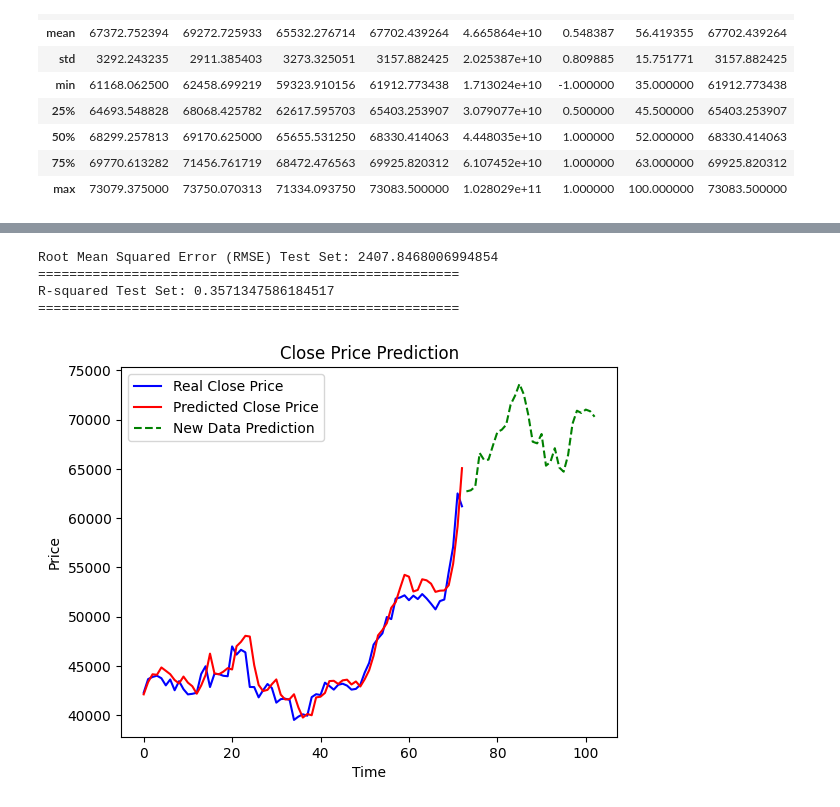
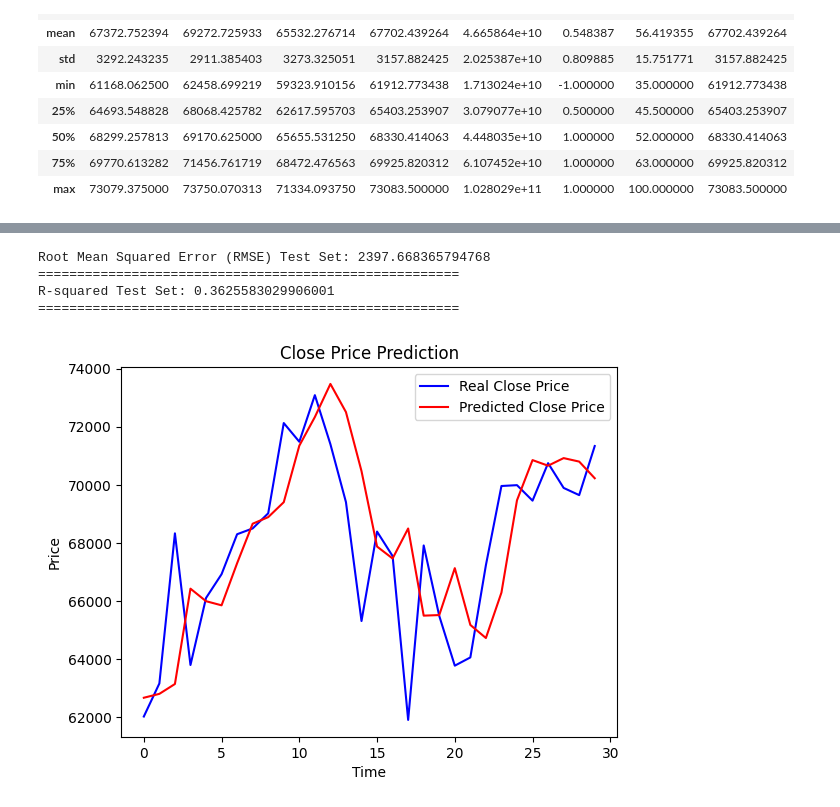
Before and after one commit to fadillazundina/bitcoin-prediction-using-sentiment, a Jupyter notebook: LSTM_Sentimen.ipynb, the cells around one changed output, grey strips where cells are left out. Cells and saved outputs as stored; diff of their text form; code cells hidden in the pictures.

Commit message:
update line plot

```diff
--- a/LSTM_Sentimen.ipynb
+++ b/LSTM_Sentimen.ipynb
@@ -19,3 +19,3 @@ from utils import scale_data, inverse_transform, lineplot, scatterplot, inverse_
 # %%
-df = pd.read_excel('all_data.xlsx')
+df = pd.read_excel('Data/all_data.xlsx')
 # %%
@@ -359,7 +365,7 @@ WARNING:tensorflow:From c:\Users\Itzzgvry\anaconda3\envs\tfv1\lib\site-packages\
 # %% [markdown]
 # TEST DENGAN DATA BARU
 # %%
-dt = pd.read_excel('all_data_validation.xlsx')
+dt = pd.read_excel('Data/all_data_validation.xlsx')
 dt
 # %% [output]
 |  | Date | Open | High | Low | Adj_Close | Volume | Sentimen | Index | Close |
@@ -402,16 +408,16 @@ y_ = dt['Close']
 # %%
 X, y, scalers = scale_data(dt)
 # %%
-# Lakukan prediksi dengan model
-predictions = model.predict(X)  # Misalnya, model LSTM yang sudah dilatih
+# Prediksi dengan model
+predictions = model.predict(X)
 
 # Invers transformasi hasil prediksi
-inverse_predictions_new = inverse_transform_new(scaler, predictions)
+inverse_predictions_new = inverse_transform(scalers, predictions)
 
 # Invers transformasi y_test
-y_test_original_new = inverse_transform_new(scaler, y)
+y_test_original_new = inverse_transform(scalers, y)
 
 # Perbandingan antara hasil prediksi dan yang sebenarnya
 compare_model_test = pd.DataFrame({'Predicted': inverse_predictions_new.flatten(), 'Actual': y_test_original_new.flatten()})
-print(compare_model_test)
+compare_model_test
 # %% [output]
@@ -443,14 +449,14 @@ r2_xgb_test = r2_score(y_test_original_new, inverse_predictions_new)
 print("R-squared Test Set:", r2_xgb_test)
 print("======================================================")
 # %% [output]
-Root Mean Squared Error (RMSE) Test Set: 2407.8468006994854
+Root Mean Squared Error (RMSE) Test Set: 2397.668365794768
 ======================================================
-R-squared Test Set: 0.3571347586184517
+R-squared Test Set: 0.3625583029906001
 ======================================================
 # %%
-lineplot(y_test_original, inverse_predictions_test, inverse_predictions_new)
+lineplot(y_test_original_new, inverse_predictions_new)
 # %% [output]
-[figure, old version]
+[figure, new version]
 # %%
 scatterplot(y_test_original_new, inverse_predictions_new)
 # %% [output]
```
Also changed, not shown: parts of 19 cells of this notebook, 4 other files.
